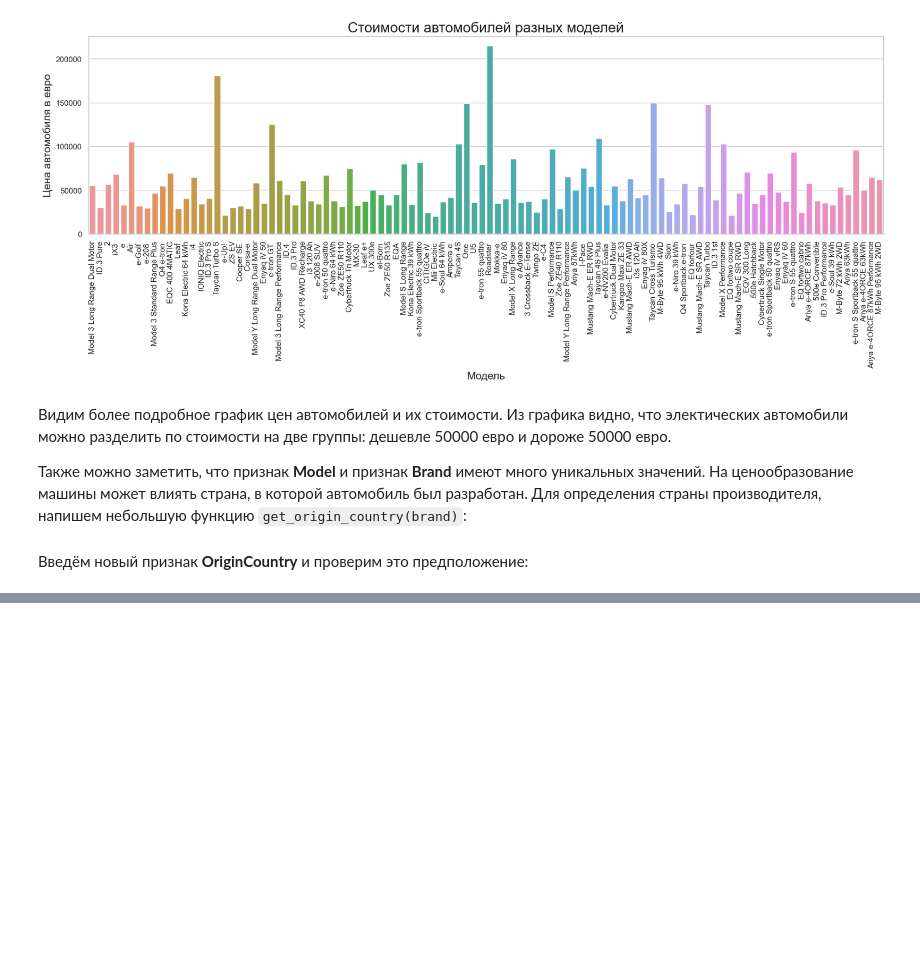
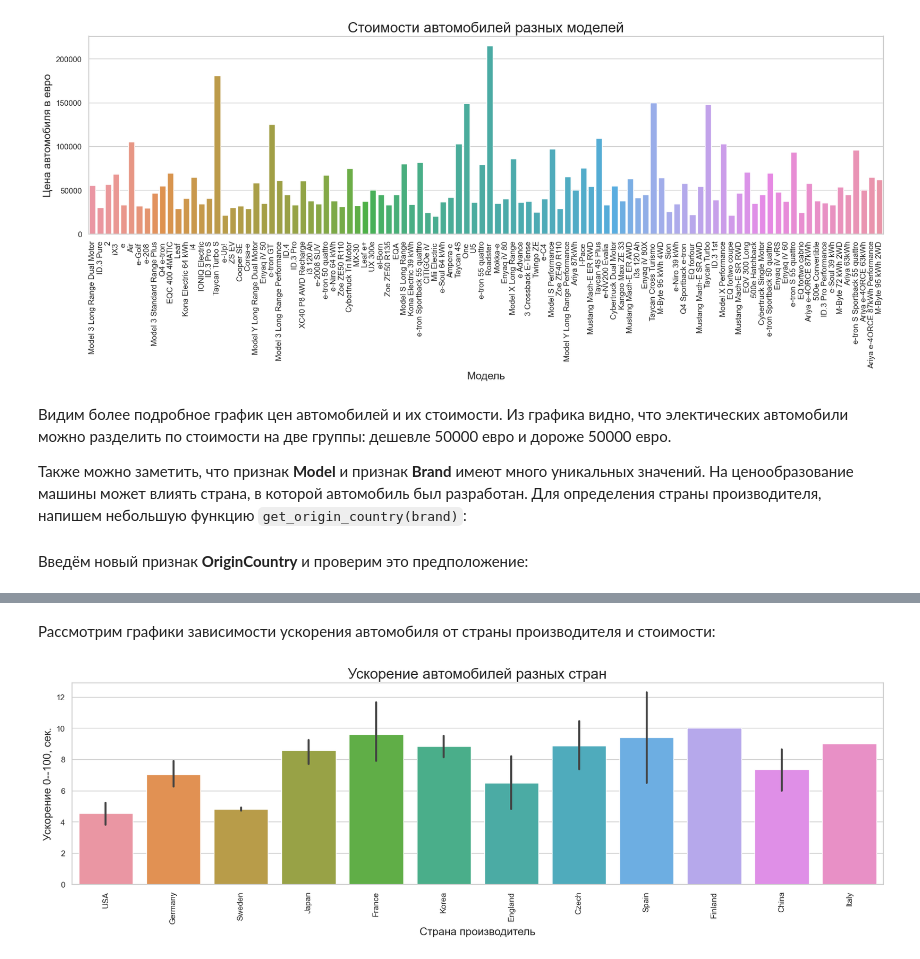
Before and after one commit to daniil-steperev/-SPBU-Machine-Learning-Homework, a Jupyter notebook: [Task1] LinearRegression/LinearRegression.ipynb, the cells around one changed output, grey strips where cells are left out. Saved outputs shown, nothing was run; the diff lists cells and outputs as text; code cells hidden in the pictures; blank space fills up the shorter version.

```diff
--- a/[Task1] LinearRegression/LinearRegression.ipynb
+++ b/[Task1] LinearRegression/LinearRegression.ipynb
@@ -224,0 +288,3 @@ KeyError: 'FullName'
+# %%
+df['Accel'] = df['Accel'].apply(lambda x: x.replace( "sec", "")).astype('float64')
+df['Accel'].describe()
@@ -224,0 +301,13 @@ KeyError: 'FullName'
+# %% [markdown]
+Рассмотрим графики зависимости ускорения автомобиля от страны производителя и стоимости:
+# %%
+plt.figure(figsize=(20,5))
+sns.set_theme(style="whitegrid")
+sns.barplot(x = "OriginCountry", y = "Accel", data = df)
+plt.title('Ускорение автомобилей разных стран', fontsize = 20)
+plt.ylabel('Ускорение 0--100, сек.', fontsize= 15)
+plt.xlabel('Страна производитель', fontsize= 15)
+plt.xticks(rotation = 90)
+plt.show()
+# %% [output]
+[figure, added]
```
Also changed, not shown: parts of 35 cells of this notebook.
